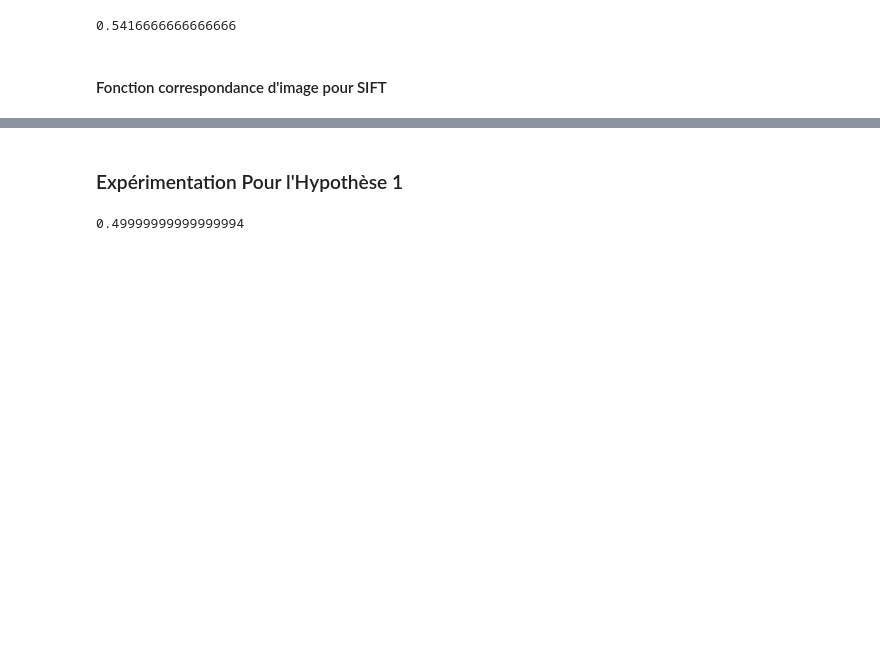
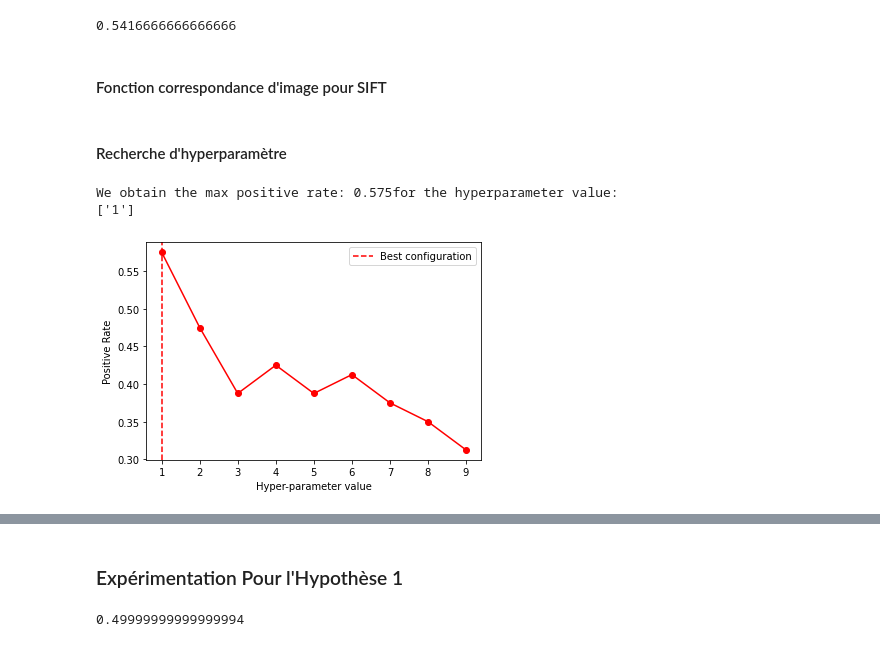
Before and after one commit to GuillaumeGirouard/INF6804, a Jupyter notebook: TP1_INF6804.ipynb, the cells around one changed output, grey strips where cells are left out. Cells and saved outputs as stored; diff of their text form; code cells hidden in the pictures; blank space fills up the shorter version.

Commit message:
hyperparameter tuning

```diff
--- a/TP1_INF6804.ipynb
+++ b/TP1_INF6804.ipynb
@@ -476,7 +478,7 @@ def get_positive_rate(img_labels,distance_measure=lambda a,b: np.linalg.norm(a-b
                 res=search_database(label,mth_config)
             top3={}
             top3["query_label"]=label
-            top3["result"]=[res[i] for i in iter(search_database(label))][:3]
+            top3["result"]=[res[i] for i in iter(res)][:3]
         positive_rate=0
         for i in range(len(top3["result"])):
             if top3["result"][i][1]==label:
@@ -537,7 +541,7 @@ for i in range(1,15,1):
                             histogramNormType,L2HysThreshold,gammaCorrection,nlevels)
     #hog = cv2.HOGDescriptor(_winSize=winSize,_blockSize=blockSize,_blockStride=blockStride,_cellSize=cellSize,_nbins=i,_derivAperture=derivAperture,
     #_winSigma=winSigma,_histogramNormType=histogramNormType,_L2HysThreshold=L2HysThreshold,_gammaCorrection=gammaCorrection,_nlevels=nlevels)
-    positive_rate=get_positive_rate(img_labels,get_queries_HOGdescriptors(hog),get_database_HOGdescriptors(hog),wheightWithTop=False)
+    positive_rate=get_positive_rate(img_labels,wheightWithTop=False,method="HOG",mth_config=hog)
     res[i]=positive_rate
 # %%
 plot_hyperparameter_tuning(res)
@@ -761,3 +761,18 @@ def correspond(descriptors_1,descriptors_2,keypoints_1,keypoints_2):
     print(len(bonMatch))
     indice = len(bonMatch)/number_keypoints * 100
     return indice
+# %% [markdown]
+#### Recherche d'hyperparamètre
+# %%
+res={}
+for i in range(1,10,1):
+
+    sift = cv2.SIFT_create(	nOctaveLayers = i, contrastThreshold=0.04,edgeThreshold = 10,sigma=1.6)
+    positive_rate=get_positive_rate(img_labels,method="SIFT",mth_config=sift)
+    res[str(i)]=positive_rate
+# %%
+plot_hyperparameter_tuning(res)
+# %% [output]
+We obtain the max positive rate: 0.575for the hyperparameter value:
+['1']
+[figure, added]
```
Also changed, not shown: parts of 17 cells of this notebook.
